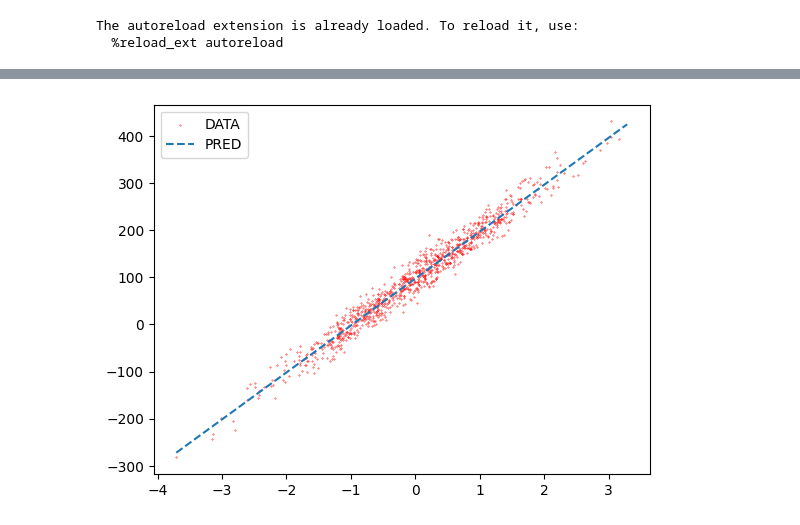
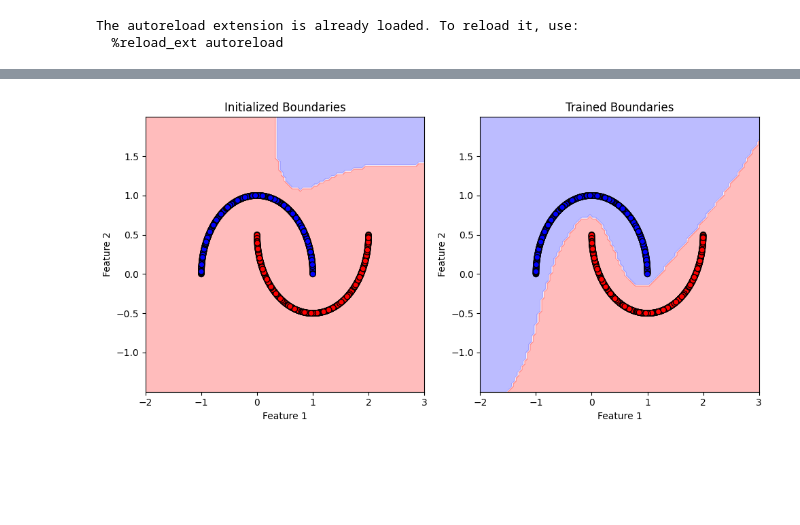
Before and after one commit to KargKarg/deep_learning_lib, a Jupyter notebook: display.ipynb, the cells around one changed output, grey strips where cells are left out. Cells and saved outputs as stored; diff of their text form; code cells hidden in the pictures; blank space fills up the shorter version.

```diff
--- a/display.ipynb
+++ b/display.ipynb
@@ -42,8 +93,4 @@ utils.plot(
-# %%
-plt.scatter(X[:, 0], Y[:, 0], s=0.1, c="red", label="DATA")
-plt.plot(np.arange(np.min(X), np.max(X) + 1), NN(np.arange(np.min(X), np.max(X) + 1)[:, None]), linestyle="--", label="PRED")
-plt.legend()
-plt.show()
-plt.close()
-# %% [output]
-[figure, removed]
+# %%
+utils.boundary_comparison(X, Y, lambda x: np.where(bclf_model(x) >= 0.5, 1, 0), init)
+# %% [output]
+[figure, added]
```
Also changed, not shown: parts of 13 cells of this notebook, 6 other files.
